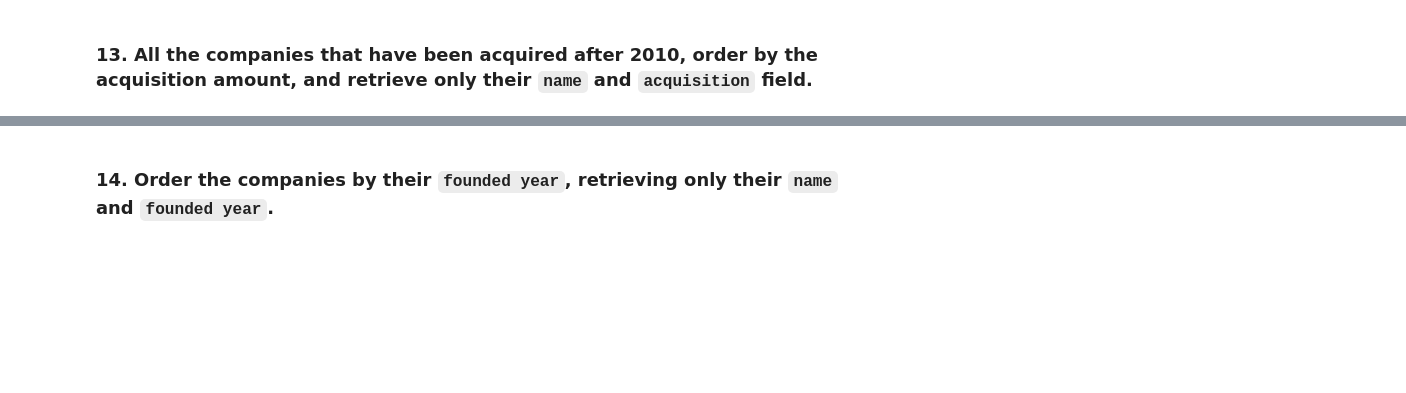
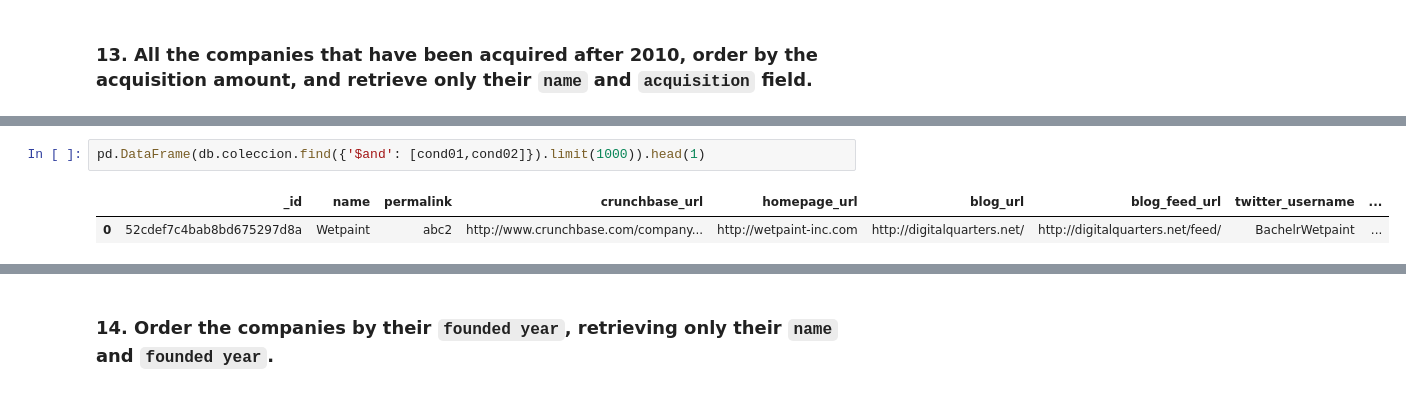
Before and after one commit to Ironhack-Data-Madrid-PartTime-Oct22/lab-mongo-queries, a Jupyter notebook: your_code/main.ipynb, the cells around one changed output, grey strips where cells are left out. Drawn from its saved outputs; the diff is of its cells as text; blank space fills up the shorter version.

```diff
--- a/your_code/main.ipynb
+++ b/your_code/main.ipynb
@@ -175,0 +217,5 @@ companies_100_1000.head(2)
+# %%
+pd.DataFrame(db.coleccion.find({'$and': [cond01,cond02]}).limit(1000)).head(1)
+# %% [output]
+|  | _id | name | permalink | crunchbase_url | homepage_url | blog_url | blog_feed_url | twitter_username | ... |
+| 0 | 52cdef7c4bab8bd675297d8a | Wetpaint | abc2 | http://www.crunchbase.com/company... | http://wetpaint-inc.com | http://digitalquarters.net/ | http://digitalquarters.net/feed/ | BachelrWetpaint | ... |
```
Also changed, not shown: parts of 10 cells of this notebook.
